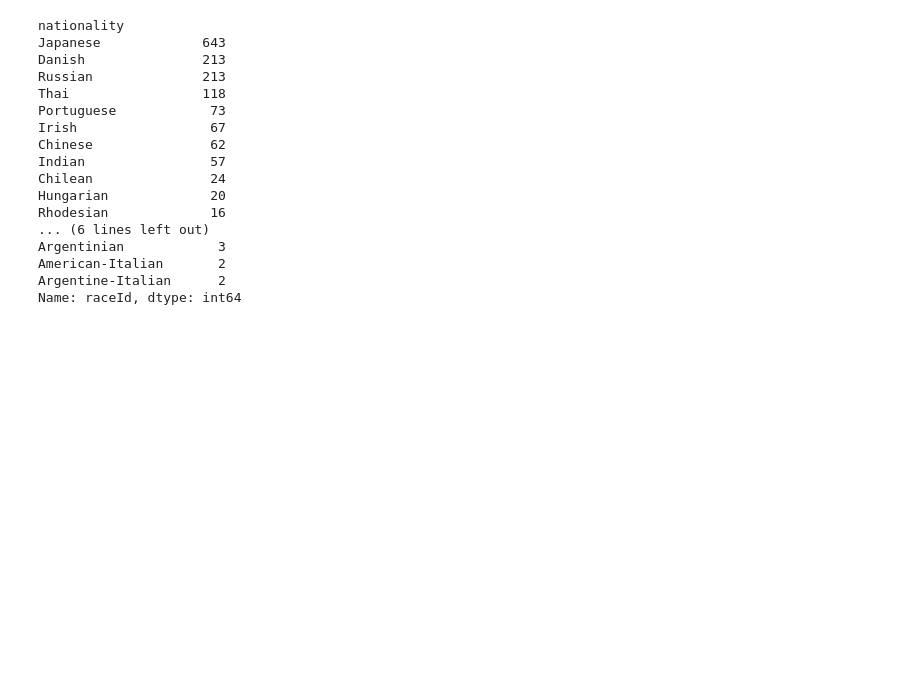
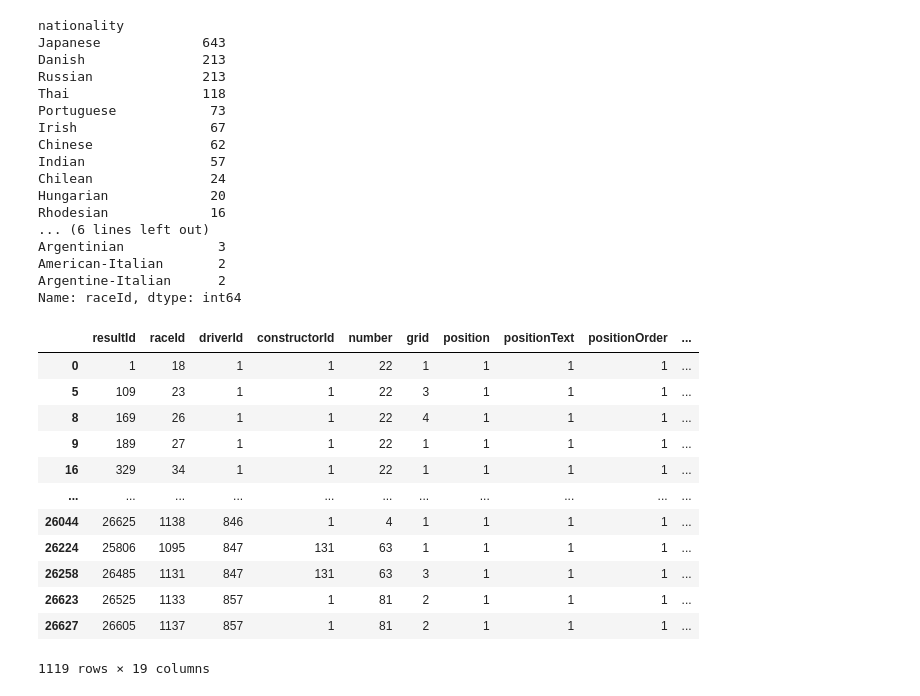
Before and after one commit to kjmakwana/f1-questions-no-one-asked, a Jupyter notebook: nations with most drivers and no wins.ipynb, the cells around one changed output. Saved outputs shown, nothing was run; the diff lists cells and outputs as text; code cells hidden in the pictures; blank space fills up the shorter version.

```diff
--- a/nations with most drivers and no wins.ipynb
+++ b/nations with most drivers and no wins.ipynb
@@ -373,3 +373,20 @@ Argentinian            3
 American-Italian       2
 Argentine-Italian      2
 Name: raceId, dtype: int64
+# %%
+starts_w_wins=started[started["position"]=="1"]
+starts_w_wins
+# %% [output]
+|  | resultId | raceId | driverId | constructorId | number | grid | position | positionText | positionOrder | ... |
+| 0 | 1 | 18 | 1 | 1 | 22 | 1 | 1 | 1 | 1 | ... |
+| 5 | 109 | 23 | 1 | 1 | 22 | 3 | 1 | 1 | 1 | ... |
+| 8 | 169 | 26 | 1 | 1 | 22 | 4 | 1 | 1 | 1 | ... |
+| 9 | 189 | 27 | 1 | 1 | 22 | 1 | 1 | 1 | 1 | ... |
+| 16 | 329 | 34 | 1 | 1 | 22 | 1 | 1 | 1 | 1 | ... |
+| ... | ... | ... | ... | ... | ... | ... | ... | ... | ... | ... |
+| 26044 | 26625 | 1138 | 846 | 1 | 4 | 1 | 1 | 1 | 1 | ... |
+| 26224 | 25806 | 1095 | 847 | 131 | 63 | 1 | 1 | 1 | 1 | ... |
+| 26258 | 26485 | 1131 | 847 | 131 | 63 | 3 | 1 | 1 | 1 | ... |
+| 26623 | 26525 | 1133 | 857 | 1 | 81 | 2 | 1 | 1 | 1 | ... |
+| 26627 | 26605 | 1137 | 857 | 1 | 81 | 2 | 1 | 1 | 1 | ... |
+1119 rows × 19 columns
```
Also changed, not shown: parts of 6 cells of this notebook, 5 other files.
